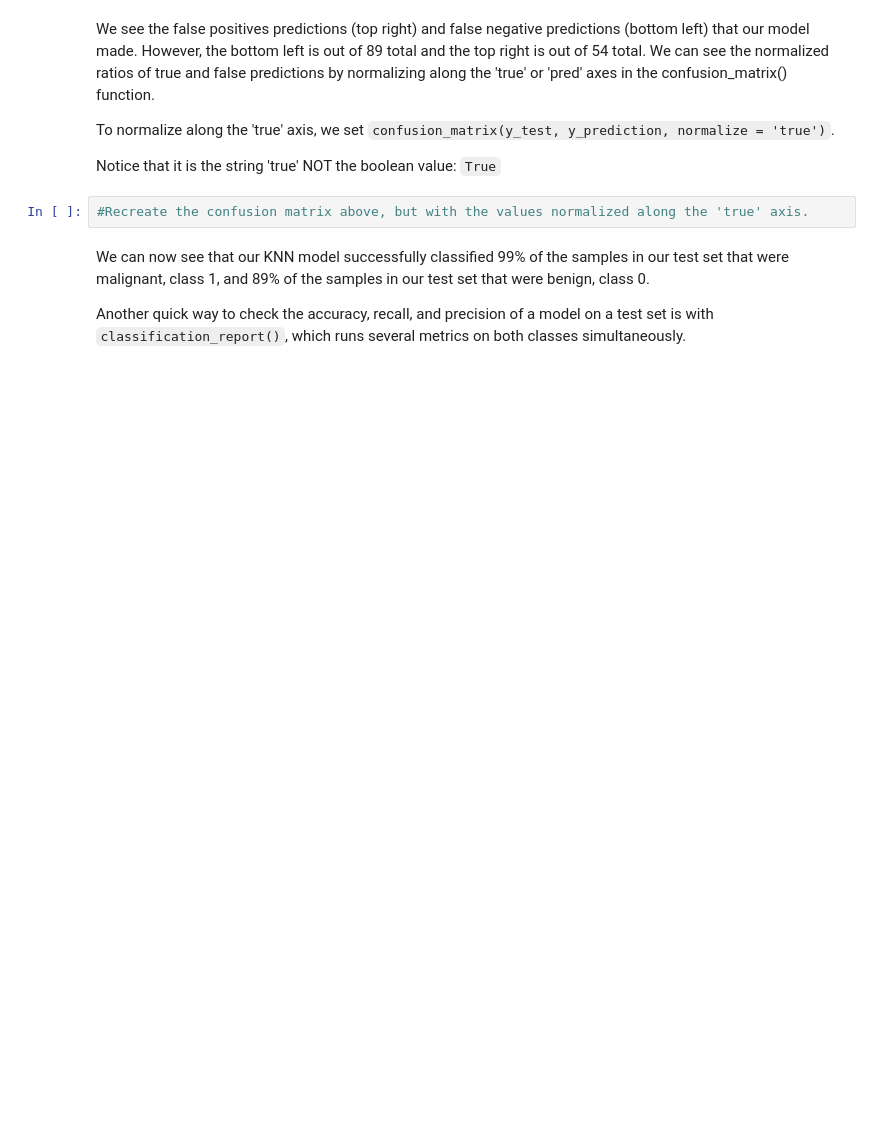
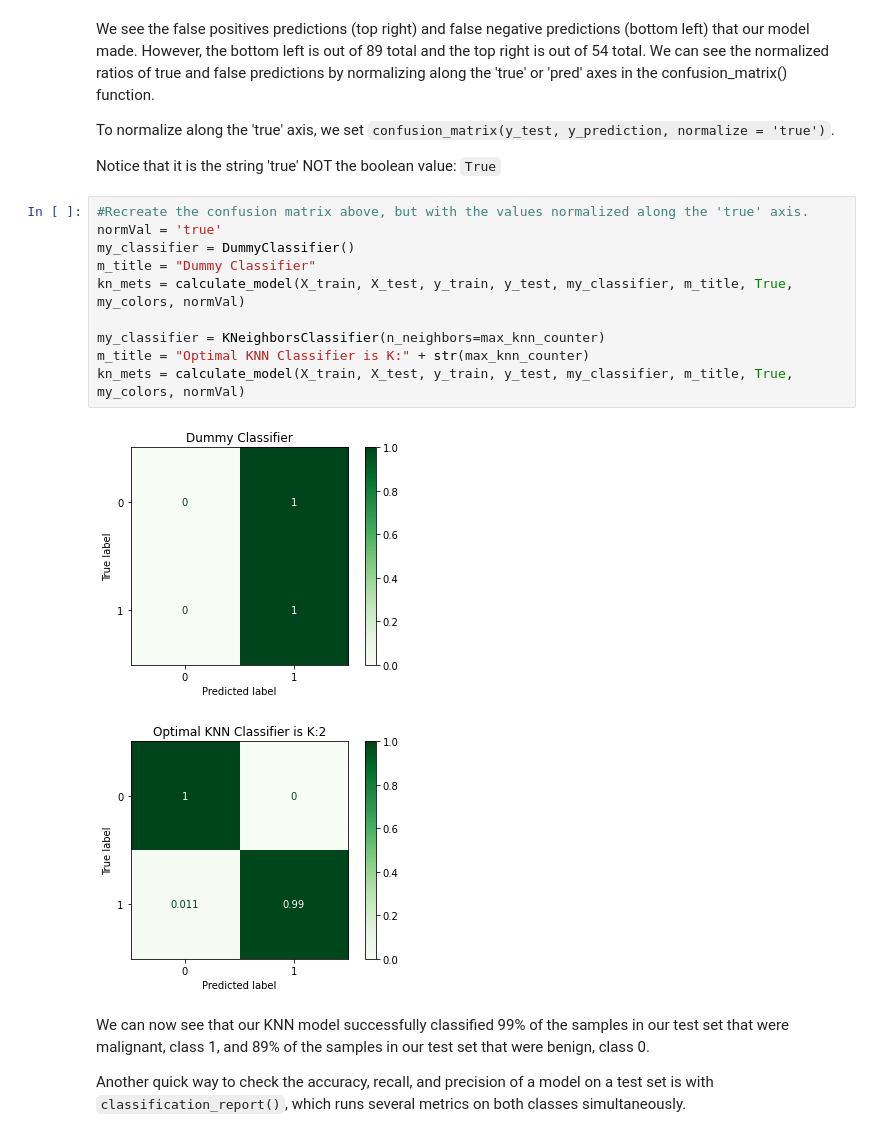
Before and after one commit to michaelakinosho/codingdojo, a Jupyter notebook: data-science-assignments/07 - Logistic Regression Regularization/Classification Metrics Exercise.ipynb, the cells around one changed output. Saved outputs shown, nothing was run; the diff lists cells and outputs as text; blank space fills up the shorter version.

```diff
--- a/data-science-assignments/07 - Logistic Regression Regularization/Classification Metrics Exercise.ipynb
+++ b/data-science-assignments/07 - Logistic Regression Regularization/Classification Metrics Exercise.ipynb
@@ -171,8 +264,19 @@ We see the false positives predictions (top right) and false negative prediction
 To normalize along the 'true' axis, we set `confusion_matrix(y_test, y_prediction, normalize = 'true')`.
 
 Notice that it is the string 'true' NOT the boolean value: `True`
-# %%
-#Recreate the confusion matrix above, but with the values normalized along the 'true' axis.
+# %%
+#Recreate the confusion matrix above, but with the values normalized along the 'true' axis.
+normVal = 'true'
+my_classifier = DummyClassifier()
+m_title = "Dummy Classifier"
+kn_mets = calculate_model(X_train, X_test, y_train, y_test, my_classifier, m_title, True, my_colors, normVal)
+
+my_classifier = KNeighborsClassifier(n_neighbors=max_knn_counter)
+m_title = "Optimal KNN Classifier is K:" + str(max_knn_counter)
+kn_mets = calculate_model(X_train, X_test, y_train, y_test, my_classifier, m_title, True, my_colors, normVal)
+# %% [output]
+[figure, added]
+[figure, added]
 # %% [markdown]
 We can now see that our KNN model successfully classified 99% of the samples in our test set that were malignant, class 1, and 89% of the samples in our test set that were benign, class 0.
 
```
Also changed, not shown: parts of 17 cells of this notebook, 2 other files.
